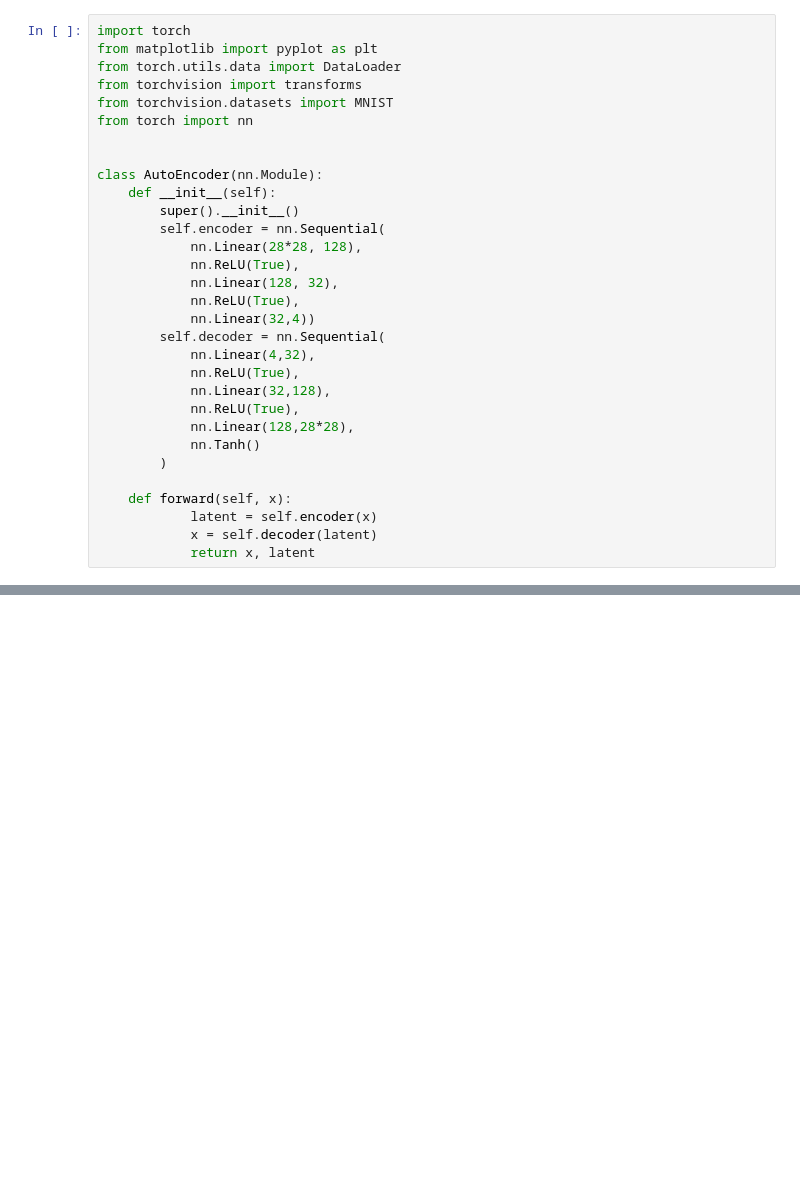
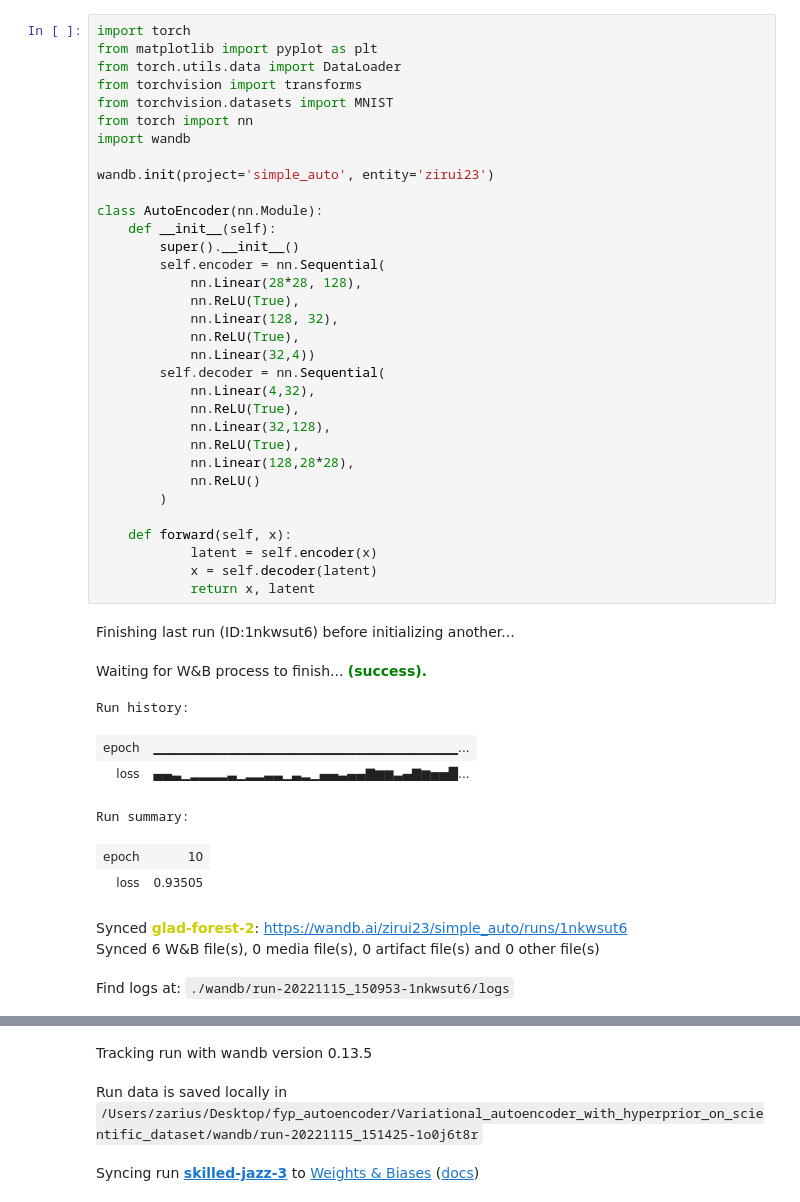
Before and after one commit to rhdrhd/Variational_autoencoder_with_hyperprior_on_scientific_dataset, a Jupyter notebook: simple_autoencoder.ipynb, the cells around one changed output, grey strips where cells are left out. Saved outputs shown, nothing was run; the diff lists cells and outputs as text; blank space fills up the shorter version.

```diff
--- a/simple_autoencoder.ipynb
+++ b/simple_autoencoder.ipynb
@@ -1,31 +1,45 @@
 # %%
 import torch
 from matplotlib import pyplot as plt
 from torch.utils.data import DataLoader
 from torchvision import transforms
 from torchvision.datasets import MNIST
 from torch import nn
+import wandb
 
+wandb.init(project='simple_auto', entity='zirui23')
 
 class AutoEncoder(nn.Module):
     def __init__(self):
         super().__init__()
         self.encoder = nn.Sequential(
             nn.Linear(28*28, 128),
             nn.ReLU(True),
             nn.Linear(128, 32),
             nn.ReLU(True),
             nn.Linear(32,4))
         self.decoder = nn.Sequential(
             nn.Linear(4,32),
             nn.ReLU(True),
             nn.Linear(32,128),
             nn.ReLU(True),
             nn.Linear(128,28*28),
-            nn.Tanh()
+            nn.ReLU()
         )
 
     def forward(self, x):
             latent = self.encoder(x)
             x = self.decoder(latent)
             return x, latent
+# %% [output]
+Finishing last run (ID:1nkwsut6) before initializing another...
+Waiting for W&B process to finish... (success).
+Run history:
+| epoch | ▁▁▁▁▁▁▁▁▁▁▁▁▁▁▁▁▁▁▁▁▁▁▁▁▁▁▁▁▁▁▁▁▁... |
+| loss | ▄▄▃▁▂▂▂▂▃▁▂▂▃▃▁▃▂▁▄▄▃▄▄▇▆▆▃▄▇▆▅▅█... |
+Run summary:
+| epoch | 10 |
+| loss | 0.93505 |
+Synced glad-forest-2: https://wandb.ai/zirui23/simple_auto/runs/1nkwsut6
+Synced 6 W&B file(s), 0 media file(s), 0 artifact file(s) and 0 other file(s)
+Find logs at: ./wandb/run-20221115_150953-1nkwsut6/logs
@@ -32,3 +47,6 @@ class AutoEncoder(nn.Module):
+Tracking run with wandb version 0.13.5
+Run data is saved locally in /Users/zarius/Desktop/fyp_autoencoder/Variational_autoencoder_with_hyperprior_on_scientific_dataset/wandb/run-20221115_151425-1o0j6t8r
+Syncing run skilled-jazz-3 to Weights & Biases (docs)
 # %%
 batch_size = 32
 learning_rate = 2e-3
```
Also changed, not shown: parts of 4 cells of this notebook.
